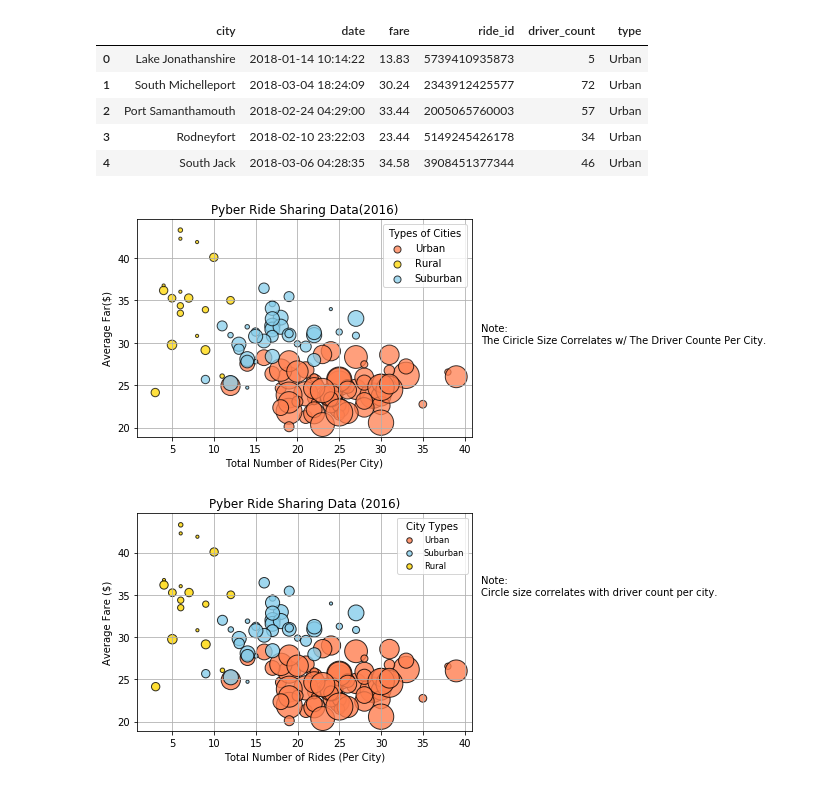
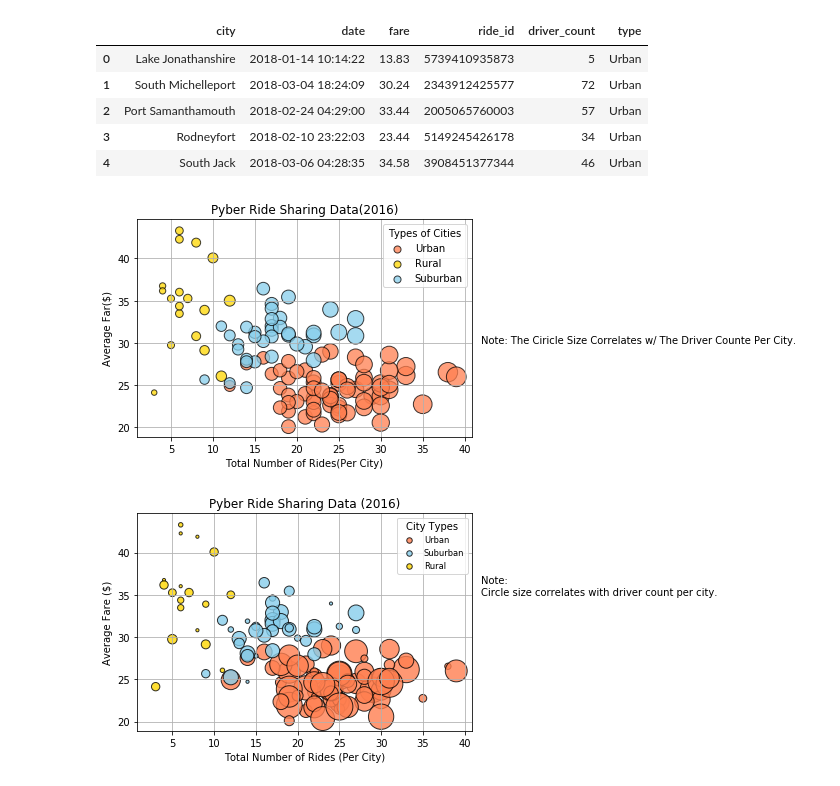
Before and after one commit to auschein/Matplotlib-Homework, a Jupyter notebook: main.ipynb, the cells around one changed output. Saved outputs shown, nothing was run; the diff lists cells and outputs as text; code cells hidden in the pictures.

```diff
--- a/main.ipynb
+++ b/main.ipynb
@@ -26,53 +25,51 @@ merge_df.head()
 | 3 | Rodneyfort | 2018-02-10 23:22:03 | 23.44 | 5149245426178 | 34 | Urban |
 | 4 | South Jack | 2018-03-06 04:28:35 | 34.58 | 3908451377344 | 46 | Urban |
 # %%
+#Type of City
+urbantype = merge_df[merge_df["type"] == "Urban"].groupby([merge_df["city"]])
+ruraltype = merge_df[merge_df["type"] == "Rural"].groupby([merge_df["city"]])
+suburbantype = merge_df[merge_df["type"] == "Suburban"].groupby([merge_df["city"]])
+
 #Averages fares for each city
 averagefare_urban = urbantype["fare"].mean()
+averagefare_suburban = suburbantype["fare"].mean()
 averagefare_rural = ruraltype["fare"].mean()
-averagefare_suburban = suburbantype["fare"].mean()
 
 #Total Number of Rides Per City
 totalrides_urban = urbantype["ride_id"].count()
 totalrides_suburban = suburbantype["ride_id"].count()
-totalrides_suburban = suburbantype["ride_id"].count()
+totalrides_rural = ruraltype["ride_id"].count()
 
 #Total Number of Drivers Per City
-totaldrivers_urban = urbantype["driver_count"].mean()
-totaldrivers_suburban = suburbantype["driver_count"].mean()
-totaldrivers_rural = ruraltype["driver_count"].mean()
+totaldrivers_urban = urbantype["driver_count"].count()
+totaldrivers_suburban = suburbantype["driver_count"].count()
+totaldrivers_rural = ruraltype["driver_count"].count()
 
-# Type of City
-urbantype = merge_df[merge_df["type"] == "Urban"].groupby([merge_df["city"]])
-ruraltype = merge_df[merge_df["type"] == "Rural"].groupby([merge_df["city"]])
-suburbantype = merge_df[merge_df["type"] == "Suburban"].groupby([merge_df["city"]])
-
-
-# Build the scatter plots for each city types
+#Building the scatter plots for each city type
 plt.scatter(totalrides_urban, averagefare_urban, label="Urban", s=totaldrivers_urban*10, color=["coral"], edgecolor="black", alpha = 0.75, marker="o")
 plt.scatter(totalrides_rural, averagefare_rural, label="Rural", s=totaldrivers_rural*10, color=["gold"], edgecolor="black", alpha = 0.75, marker="o")
 plt.scatter(totalrides_suburban, averagefare_suburban, label="Suburban", s=totaldrivers_suburban*10, color=["skyblue"], edgecolor="black", alpha = 0.75, marker="o")
 plt.grid()
 
-
-# Incorporate the other graph properties
+#Creating scatterplot labels
 plt.xlabel("Total Number of Rides(Per City)")
 plt.ylabel("Average Far($)")
 plt.title("Pyber Ride Sharing Data(2016)")
 
-# Create a legend
+#Creating legend w/sizes
 legend=plt.legend(fontsize = 10, title = "Types of Cities", loc="best")
 legend.legendHandles[0]._sizes=[50]
 legend.legendHandles[1]._sizes=[50]
 legend.legendHandles[2]._sizes=[50]
 
-# Incorporate a text label regarding circle size
-plt.text(42,30,"Note: \nThe Ciricle Size Correlates w/ The Driver Counte Per City.")
+#Incorporating a text label
+plt.text(42,30,"Note: The Ciricle Size Correlates w/ The Driver Counte Per City.")
 
-# Save Figure
-plt.savefig("data/PyberPicture.png")
+#Saving figure
+plt.savefig("images/PyberScatterPicture.png", bbox_inches = "tight")
 plt.show()
 # %% [output]
-[figure, old version]
+[figure, new version]
 # %%
 # %% [output]
 [figure]
```
Also changed, not shown: parts of 10 cells of this notebook, 4 other files.
